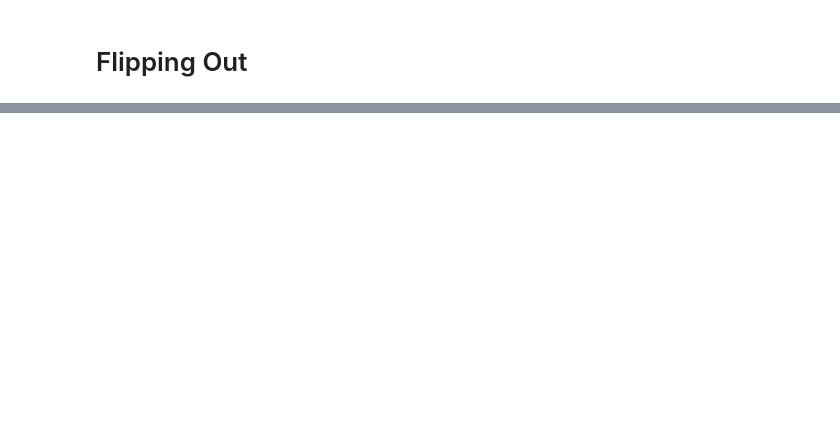
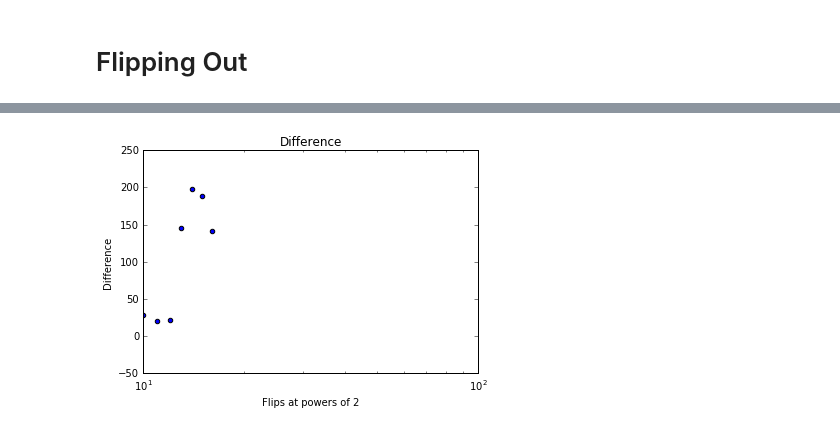
Before and after one commit to CameronBoudreau/flipping-out, a Jupyter notebook: coin-flips.ipynb, the cells around one changed output, grey strips where cells are left out. Saved outputs shown, nothing was run; the diff lists cells and outputs as text; code cells hidden in the pictures; blank space fills up the shorter version.

```diff
--- a/coin-flips.ipynb
+++ b/coin-flips.ipynb
@@ -85,0 +96,11 @@ plt.show()
+# %%
+x = difference_list
+
+plt.scatter(range(17), x)
+plt.xscale('log')
+plt.xlabel('Flips at powers of 2')
+plt.ylabel('Difference')
+plt.title('Difference')
+plt.show()
+# %% [output]
+[figure, added]
```
Also changed, not shown: parts of 19 cells of this notebook, 1 other file.
